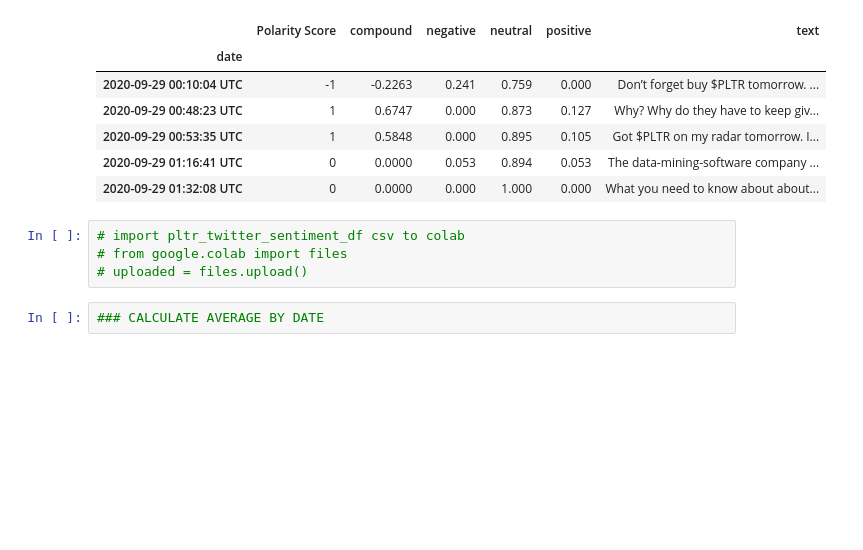
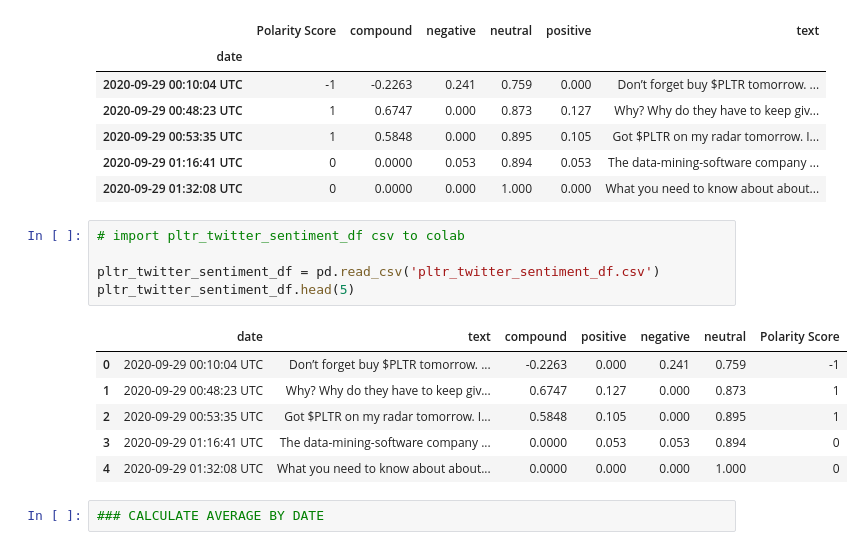
Before and after one commit to lfarlima/Multivariate-Time-Series-Analysis-of-Sentiment-Scores, a Jupyter notebook: Project_2.ipynb, the cells around one changed output. Saved outputs shown, nothing was run; the diff lists cells and outputs as text; blank space fills up the shorter version.

```diff
--- a/Project_2.ipynb
+++ b/Project_2.ipynb
@@ -215,10 +214,18 @@ pltr_twitter_sentiment_df.head()
 | 2020-09-29 00:53:35 UTC | 1 | 0.5848 | 0.000 | 0.895 | 0.105 | Got $PLTR on my radar tomorrow. I... |
 | 2020-09-29 01:16:41 UTC | 0 | 0.0000 | 0.053 | 0.894 | 0.053 | The data-mining-software company ... |
 | 2020-09-29 01:32:08 UTC | 0 | 0.0000 | 0.000 | 1.000 | 0.000 | What you need to know about about... |
-# %%
-# import pltr_twitter_sentiment_df csv to colab
-# from google.colab import files
-# uploaded = files.upload()
+# %%
+# import pltr_twitter_sentiment_df csv to colab
+
+pltr_twitter_sentiment_df = pd.read_csv('pltr_twitter_sentiment_df.csv')
+pltr_twitter_sentiment_df.head(5)
+# %% [output]
+|  | date | text | compound | positive | negative | neutral | Polarity Score |
+| 0 | 2020-09-29 00:10:04 UTC | Don’t forget buy $PLTR tomorrow. ... | -0.2263 | 0.000 | 0.241 | 0.759 | -1 |
+| 1 | 2020-09-29 00:48:23 UTC | Why? Why do they have to keep giv... | 0.6747 | 0.127 | 0.000 | 0.873 | 1 |
+| 2 | 2020-09-29 00:53:35 UTC | Got $PLTR on my radar tomorrow. I... | 0.5848 | 0.105 | 0.000 | 0.895 | 1 |
+| 3 | 2020-09-29 01:16:41 UTC | The data-mining-software company ... | 0.0000 | 0.053 | 0.053 | 0.894 | 0 |
+| 4 | 2020-09-29 01:32:08 UTC | What you need to know about about... | 0.0000 | 0.000 | 0.000 | 1.000 | 0 |
 # %%
 ### CALCULATE AVERAGE BY DATE
 # %%
```
Also changed, not shown: parts of 9 cells of this notebook.
